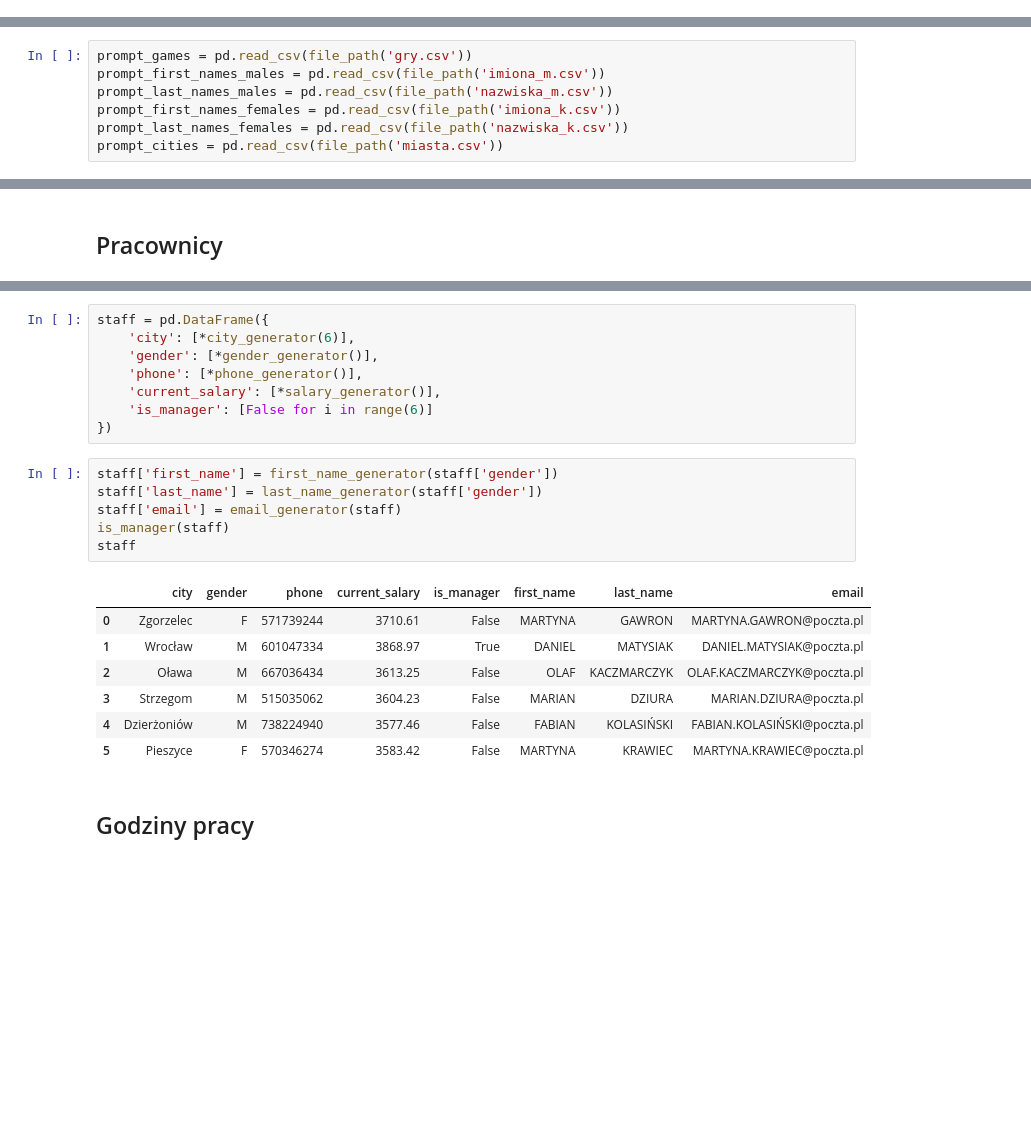
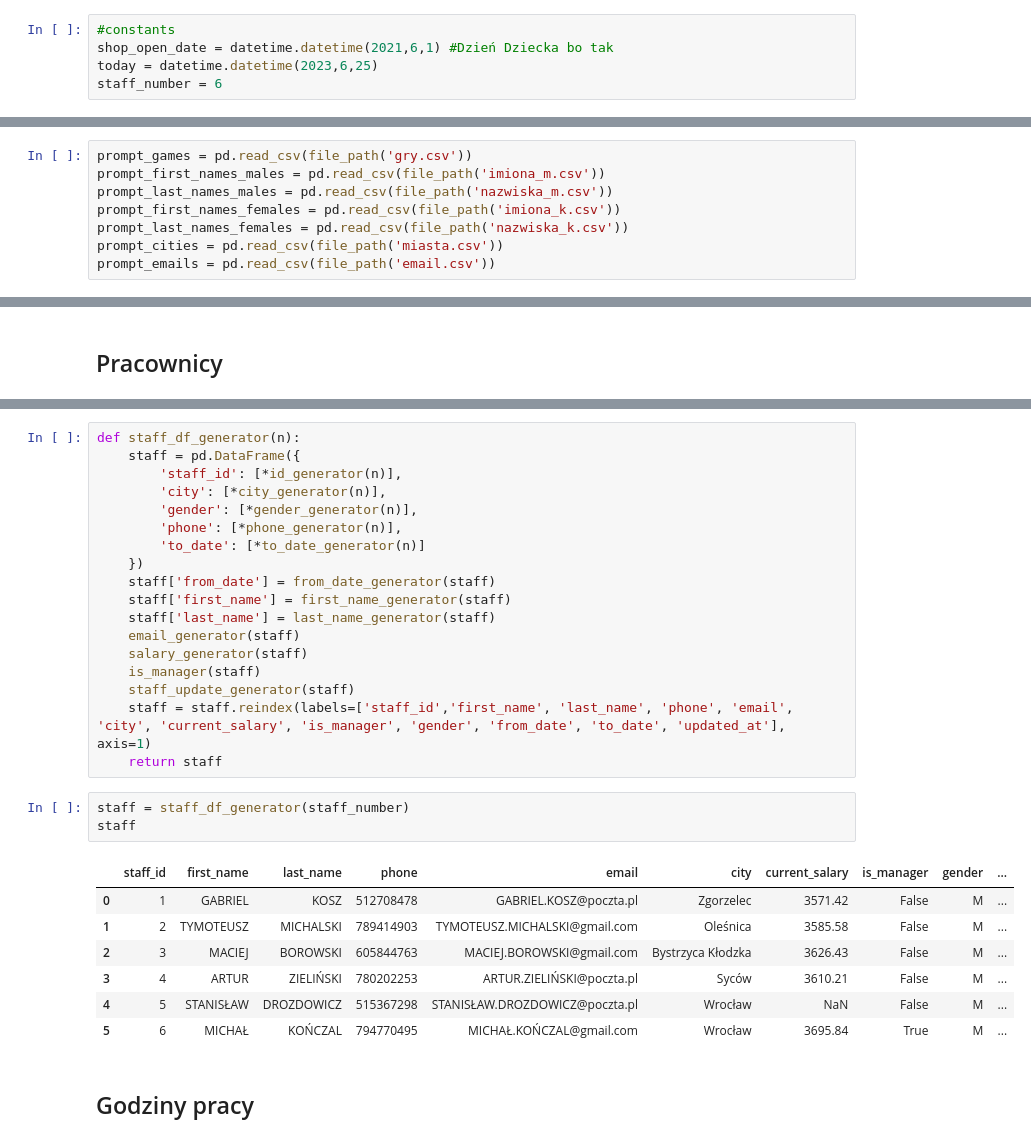
Before and after one commit to o-Mateo-o/geeks-and-dragons-db, a Jupyter notebook: notebooks/attempts/gen.ipynb, the cells around one changed output, grey strips where cells are left out. Saved outputs shown, nothing was run; the diff lists cells and outputs as text; blank space fills up the shorter version.

```diff
--- a/notebooks/attempts/gen.ipynb
+++ b/notebooks/attempts/gen.ipynb
@@ -11,3 +12,8 @@ import random
+# %%
+#constants
+shop_open_date = datetime.datetime(2021,6,1) #Dzień Dziecka bo tak
+today = datetime.datetime(2023,6,25)
+staff_number = 6
 # %% [markdown]
 # Faza 1 - przygotowanie
 # %% [markdown]
@@ -27,6 +33,7 @@ prompt_last_names_males = pd.read_csv(file_path('nazwiska_m.csv'))
 prompt_first_names_females = pd.read_csv(file_path('imiona_k.csv'))
 prompt_last_names_females = pd.read_csv(file_path('nazwiska_k.csv'))
 prompt_cities = pd.read_csv(file_path('miasta.csv'))
+prompt_emails = pd.read_csv(file_path('email.csv'))
 # %% [markdown]
 ## Tabela prompt_dates
 # %%
@@ -189,25 +225,32 @@ def is_manager(df):
 # %%
-staff = pd.DataFrame({
-    'city': [*city_generator(6)],
-    'gender': [*gender_generator()],
-    'phone': [*phone_generator()],
-    'current_salary': [*salary_generator()],
-    'is_manager': [False for i in range(6)]
-})
+def staff_df_generator(n):
+    staff = pd.DataFrame({
+        'staff_id': [*id_generator(n)],
+        'city': [*city_generator(n)],
+        'gender': [*gender_generator(n)],
+        'phone': [*phone_generator(n)],
+        'to_date': [*to_date_generator(n)]
+    })
+    staff['from_date'] = from_date_generator(staff)
+    staff['first_name'] = first_name_generator(staff)
+    staff['last_name'] = last_name_generator(staff)
+    email_generator(staff)
+    salary_generator(staff)
+    is_manager(staff)
+    staff_update_generator(staff)
+    staff = staff.reindex(labels=['staff_id','first_name', 'last_name', 'phone', 'email', 'city', 'current_salary', 'is_manager', 'gender', 'from_date', 'to_date', 'updated_at'], axis=1)
+    return staff
-# %%
-staff['first_name'] = first_name_generator(staff['gender'])
-staff['last_name'] = last_name_generator(staff['gender'])
-staff['email'] = email_generator(staff)
-is_manager(staff)
-staff
-# %% [output]
-|  | city | gender | phone | current_salary | is_manager | first_name | last_name | email |
-| 0 | Zgorzelec | F | 571739244 | 3710.61 | False | MARTYNA | GAWRON | MARTYNA.GAWRON@poczta.pl |
-| 1 | Wrocław | M | 601047334 | 3868.97 | True | DANIEL | MATYSIAK | DANIEL.MATYSIAK@poczta.pl |
-| 2 | Oława | M | 667036434 | 3613.25 | False | OLAF | KACZMARCZYK | OLAF.KACZMARCZYK@poczta.pl |
-| 3 | Strzegom | M | 515035062 | 3604.23 | False | MARIAN | DZIURA | MARIAN.DZIURA@poczta.pl |
-| 4 | Dzierżoniów | M | 738224940 | 3577.46 | False | FABIAN | KOLASIŃSKI | FABIAN.KOLASIŃSKI@poczta.pl |
-| 5 | Pieszyce | F | 570346274 | 3583.42 | False | MARTYNA | KRAWIEC | MARTYNA.KRAWIEC@poczta.pl |
+# %%
+staff = staff_df_generator(staff_number)
+staff
+# %% [output]
+|  | staff_id | first_name | last_name | phone | email | city | current_salary | is_manager | gender | ... |
+| 0 | 1 | GABRIEL | KOSZ | 512708478 | GABRIEL.KOSZ@poczta.pl | Zgorzelec | 3571.42 | False | M | ... |
+| 1 | 2 | TYMOTEUSZ | MICHALSKI | 789414903 | TYMOTEUSZ.MICHALSKI@gmail.com | Oleśnica | 3585.58 | False | M | ... |
+| 2 | 3 | MACIEJ | BOROWSKI | 605844763 | MACIEJ.BOROWSKI@gmail.com | Bystrzyca Kłodzka | 3626.43 | False | M | ... |
+| 3 | 4 | ARTUR | ZIELIŃSKI | 780202253 | ARTUR.ZIELIŃSKI@poczta.pl | Syców | 3610.21 | False | M | ... |
+| 4 | 5 | STANISŁAW | DROZDOWICZ | 515367298 | STANISŁAW.DROZDOWICZ@poczta.pl | Wrocław | NaN | False | M | ... |
+| 5 | 6 | MICHAŁ | KOŃCZAL | 794770495 | MICHAŁ.KOŃCZAL@gmail.com | Wrocław | 3695.84 | True | M | ... |
 # %% [markdown]
 ## Godziny pracy
 # %% [markdown]
```
Also changed, not shown: parts of 12 cells of this notebook, 1 other file.
